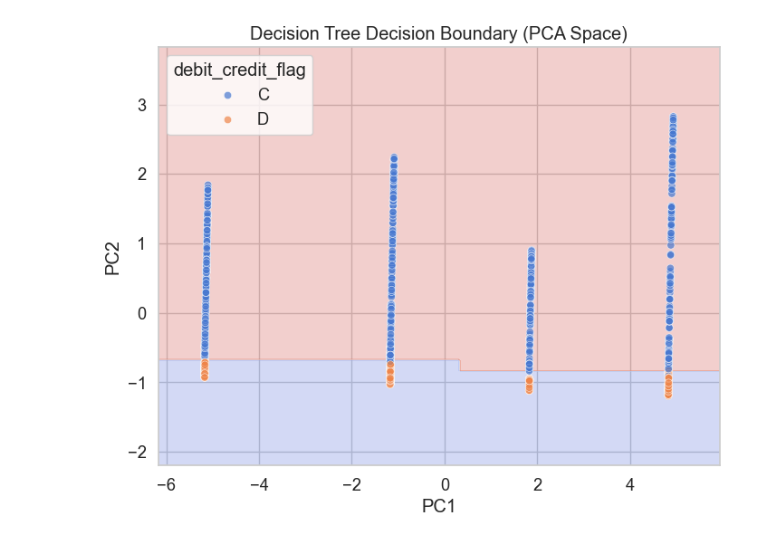
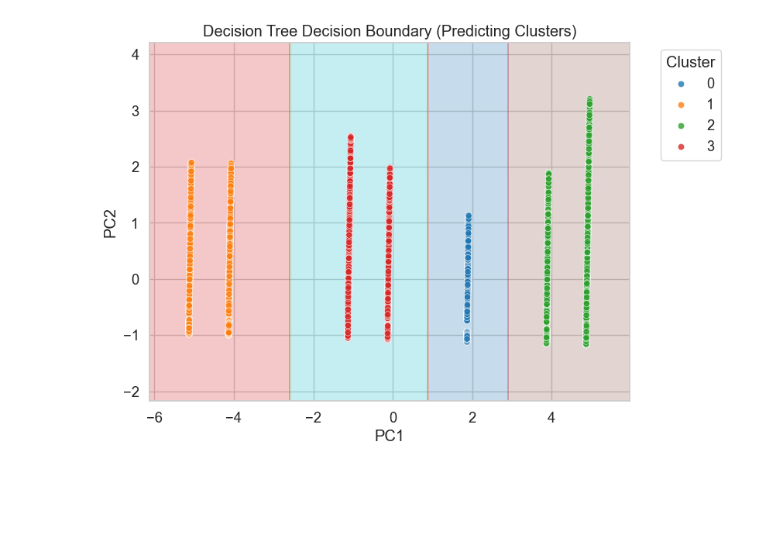
Before and after one commit to rgadicharla/MLPortfolio, a Jupyter notebook: CapstoneProject/UnifiedACHFileGenerator.ipynb, the cells around one changed output. Drawn from its saved outputs; the diff is of its cells as text; code cells hidden in the pictures; blank space fills up the shorter version.

```diff
--- a/CapstoneProject/UnifiedACHFileGenerator.ipynb
+++ b/CapstoneProject/UnifiedACHFileGenerator.ipynb
@@ -114,6 +28,8 @@ write_ach_files()
 
 # -----------------------------
 # 2. PARSER
+# Parse ACH text files by extracting valid 94‑character entry detail records
+# and pulling key NACHA fields (routing, account, transaction code, amount, debit/credit flag) into a clean DataFrame for analysis.
 # -----------------------------
 
 records = []
@@ -138,6 +54,7 @@ for f in glob.glob("data/*.txt"):
             dfi = line[3:12]
             routing = dfi[:8]
             account = line[12:29].strip()
+            sec = line[50:52]
 
             amount_str = line[29:39].strip()
             if not amount_str.isdigit():
@@ -152,6 +69,7 @@ for f in glob.glob("data/*.txt"):
             records.append({
                 "routing": routing,
                 "account": account,
+                "transaction_code" : transaction_code,
                 "amount": amount,
                 "debit_credit_flag": debit_credit_flag
             })
@@ -181,18 +113,29 @@ X = df[["amount_scaled", "routing_region", "is_credit"]]
 
 # -----------------------------
 # 4. PCA
+# Apply PCA to reduce the feature space to two components and visualize how
+# debit and credit transactions separate in PCA space.
 # -----------------------------
 
-pca = PCA(n_components=2)
+pca = PCA(n_components=3)
 pcs = pca.fit_transform(X)
 
 df["PC1"] = pcs[:, 0]
 df["PC2"] = pcs[:, 1]
 
-plt.figure(figsize=(8, 6))
-sns.scatterplot(x="PC1", y="PC2", hue="debit_credit_flag", data=df, alpha=0.6)
-plt.title("PCA Visualization (Debit vs Credit)")
-plt.legend(title="True Label", bbox_to_anchor=(1.05, 1), loc="upper left")
 
+plt.figure(figsize=(10, 8))
+sns.scatterplot(data = df,
+    x="PC1",
+    y="PC2",
+    hue="debit_credit_flag",
+    palette=["#4C72B0", "#DD8452"],  # clean blue/orange
+    alpha=0.6,
+    s=40
+)
+
+plt.title("PCA Projection of ACH Transactions")
+plt.legend(title="Debit/Credit", bbox_to_anchor=(1.05, 1), loc="upper left")
+plt.tight_layout()
 plt.show()
 # %% [output]
@@ -297,38 +271,40 @@ weighted avg       0.97      0.97      0.97       305
 # %%
 # Create mesh grid
 x_min, x_max = df["PC1"].min() - 1, df["PC1"].max() + 1
 y_min, y_max = df["PC2"].min() - 1, df["PC2"].max() + 1
 
 xx, yy = np.meshgrid(
     np.linspace(x_min, x_max, 300),
     np.linspace(y_min, y_max, 300)
 )
 
 # Predict on grid
 grid = pd.DataFrame(
     np.c_[xx.ravel(), yy.ravel()],
     columns=["PC1", "PC2"]
 )
 
 Z = dt.predict(grid)
 
-# Convert "C"/"D" → 1/0 for contourf
-Z_numeric = (Z == "C").astype(int)
-Z_numeric = Z_numeric.reshape(xx.shape)
+# Convert cluster labels to integers for contourf
+Z_numeric = Z.astype(int).reshape(xx.shape)
 
 plt.figure(figsize=(8, 6))
 
 # Decision regions
-plt.contourf(xx, yy, Z_numeric, alpha=0.25, cmap="coolwarm")
+plt.contourf(xx, yy, Z_numeric, alpha=0.25, cmap="tab10")
 
-# Actual points
+# Actual points (true clusters)
 sns.scatterplot(
-    x=df["PC1"], y=df["PC2"],
-    hue=df["debit_credit_flag"],
-    alpha=0.7
+    x=df["PC1"],
+    y=df["PC2"],
+    hue=df["Cluster"],
+    palette="tab10",
+    alpha=0.8
 )
 
-plt.title("Decision Tree Decision Boundary (PCA Space)")
+plt.title("Decision Tree Decision Boundary (Predicting Clusters)")
+plt.legend(title="Cluster", bbox_to_anchor=(1.05, 1), loc="upper left")
 plt.show()
 # %% [output]
-[figure, old version]
+[figure, new version]
```
Also changed, not shown: parts of 18 cells of this notebook, 8 other files.
